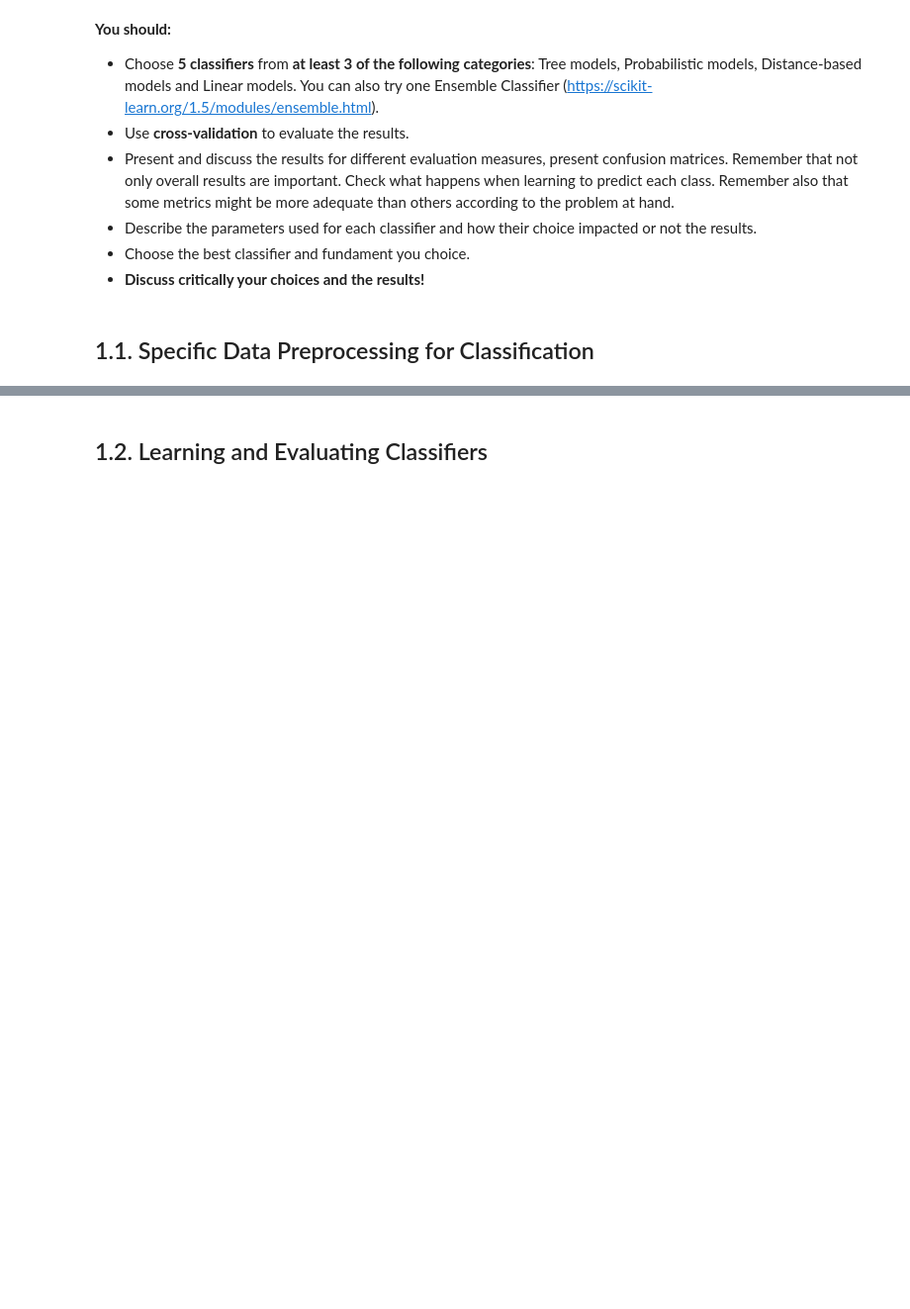
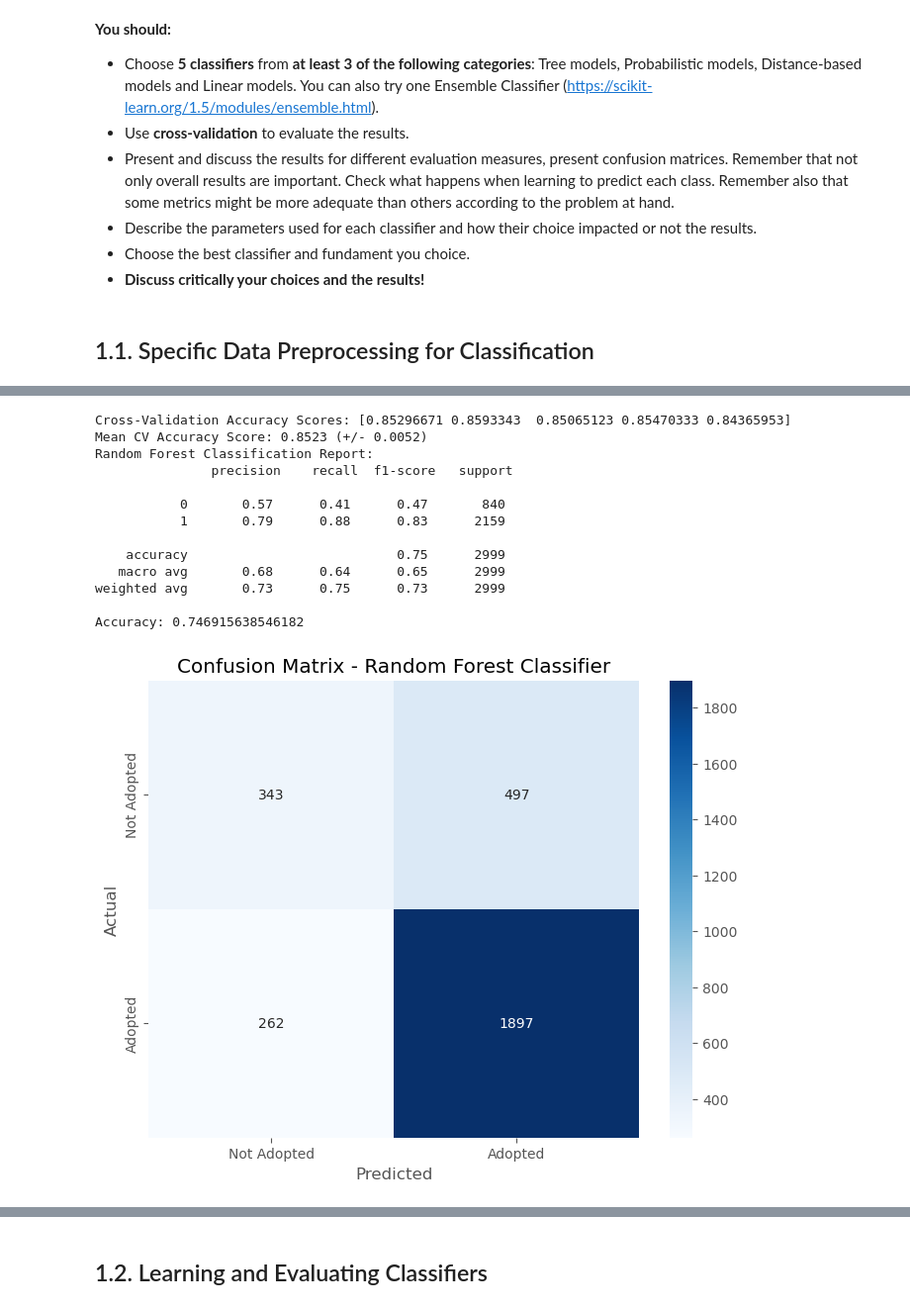
Before and after one commit to helenamaki/aprendizagem.automatica, a Jupyter notebook: dan/AA_202425_Project.ipynb, the cells around one changed output, grey strips where cells are left out. Shown at 99% size. Cells and saved outputs as stored; diff of their text form; code cells hidden in the pictures; blank space fills up the shorter version.

```diff
--- a/dan/AA_202425_Project.ipynb
+++ b/dan/AA_202425_Project.ipynb
@@ -999,0 +1233,2 @@ Here you might perform data preprocessing that will be used for both supervised
+# %%
+df = pd.read_csv('data/processed/skip_processed.csv')
@@ -1019,0 +1887,55 @@ In this task you should target 3 classification tasks:
+# %%
+from sklearn.ensemble import RandomForestClassifier
+from sklearn.model_selection import cross_val_score, StratifiedKFold
+from sklearn.metrics import classification_report, confusion_matrix, accuracy_score
+
+# Initialize the Random Forest model
+rf_model = RandomForestClassifier(random_state=42, n_estimators=100)
+
+# Define the cross-validation strategy
+kf = StratifiedKFold(n_splits=5, shuffle=True, random_state=42)
+
+# Perform cross-validation
+cv_scores = cross_val_score(rf_model, X_train_bin_resampled_scaled, y_train_bin_resampled, cv=kf, scoring='accuracy')
+
+# Print cross-validation scores
+print(f"Cross-Validation Accuracy Scores: {cv_scores}")
+print(f"Mean CV Accuracy Score: {cv_scores.mean():.4f} (+/- {cv_scores.std():.4f})")
+
+# Train the model on the entire training set
+rf_model.fit(X_train_bin_resampled_scaled, y_train_bin_resampled)
+
+# Make predictions on the test set
+y_pred_rf = rf_model.predict(X_test_bin_scaled)
+
+# Evaluate the model
+print("Random Forest Classification Report:\n", classification_report(y_test_bin, y_pred_rf))
+print("Accuracy:", accuracy_score(y_test_bin, y_pred_rf))
+
+# Compute confusion matrix
+cm_rf = confusion_matrix(y_test_bin, y_pred_rf)
+
+# Plot the confusion matrix
+plt.figure(figsize=(8, 6))
+sns.heatmap(cm_rf, annot=True, fmt='d', cmap='Blues',
+            xticklabels=['Not Adopted', 'Adopted'],
+            yticklabels=['Not Adopted', 'Adopted'])
+plt.xlabel('Predicted')
+plt.ylabel('Actual')
+plt.title('Confusion Matrix - Random Forest Classifier')
+plt.show()
+# %% [output]
+Cross-Validation Accuracy Scores: [0.85296671 0.8593343  0.85065123 0.85470333 0.84365953]
+Mean CV Accuracy Score: 0.8523 (+/- 0.0052)
+Random Forest Classification Report:
+               precision    recall  f1-score   support
+
+           0       0.57      0.41      0.47       840
+           1       0.79      0.88      0.83      2159
+
+    accuracy                           0.75      2999
+   macro avg       0.68      0.64      0.65      2999
+weighted avg       0.73      0.75      0.73      2999
+
+Accuracy: 0.746915638546182
+[figure, added]
```
Also changed, not shown: parts of 68 cells of this notebook, 11 other files.
